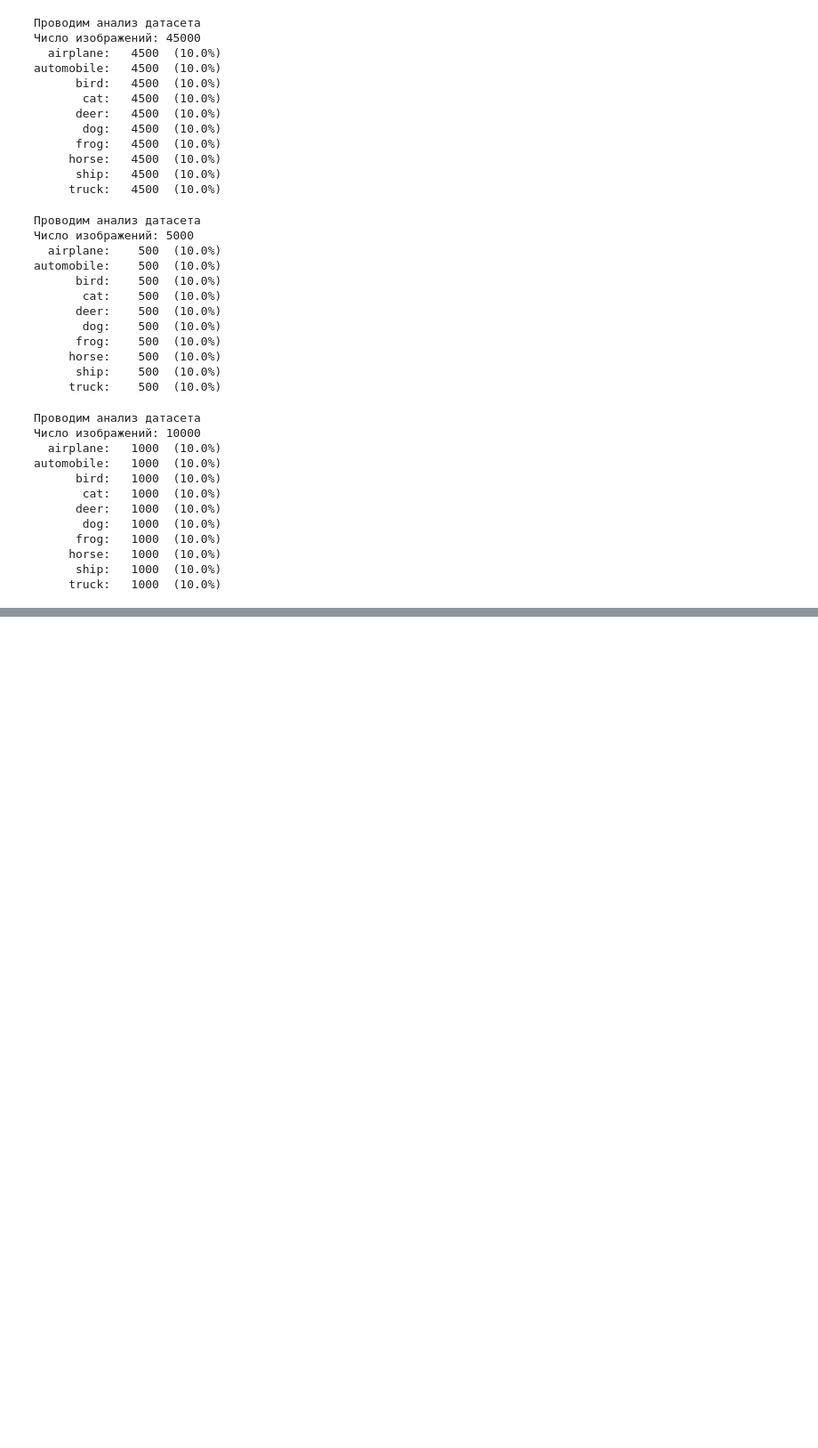
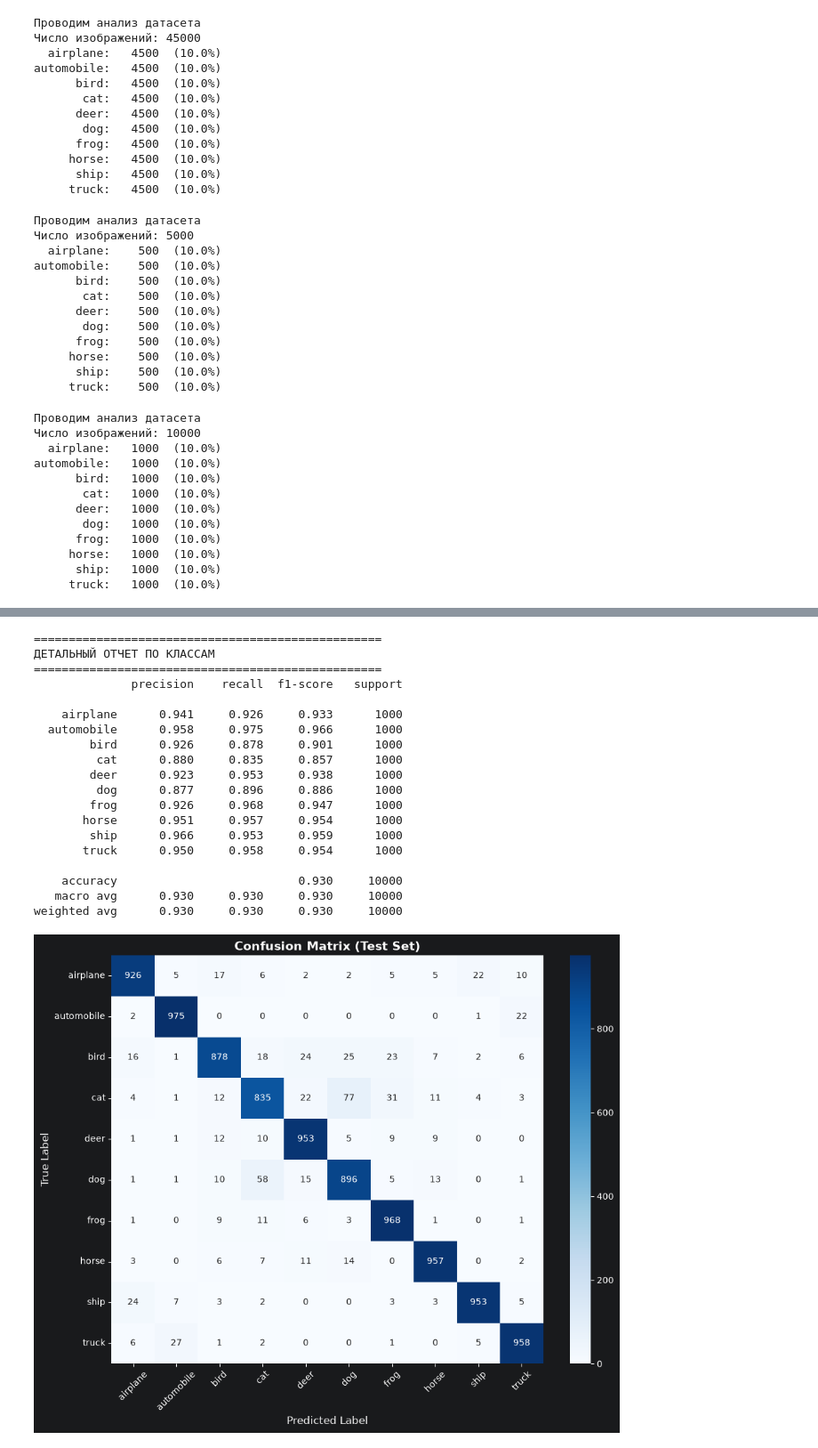
Before and after one commit to borzovB/cifar10-classification, a Jupyter notebook: cifar10-classification_main.ipynb, the cells around one changed output, grey strips where cells are left out. Shown at 89% size. Saved outputs shown, nothing was run; the diff lists cells and outputs as text; code cells hidden in the pictures; blank space fills up the shorter version.

```diff
--- a/cifar10-classification_main.ipynb
+++ b/cifar10-classification_main.ipynb
@@ -244,0 +981,54 @@ automobile:   1000  (10.0%)
+# %%
+print("\n" + "=" * 50)
+print("ДЕТАЛЬНЫЙ ОТЧЕТ ПО КЛАССАМ")
+print("=" * 50)
+
+# Classification Report
+report = classification_report(
+    all_labels,
+    all_preds,
+    target_names=CLASSES,
+    digits=3
+)
+print(report)
+
+# Confusion Matrix
+cm = confusion_matrix(all_labels, all_preds)
+
+plt.figure(figsize=(10, 8))
+sns.heatmap(
+    cm,
+    annot=True,
+    fmt='d',
+    cmap='Blues',
+    xticklabels=CLASSES,
+    yticklabels=CLASSES
+)
+plt.title('Confusion Matrix (Test Set)', fontsize=14, fontweight='bold')
+plt.xlabel('Predicted Label', fontsize=12)
+plt.ylabel('True Label', fontsize=12)
+plt.xticks(rotation=45)
+plt.yticks(rotation=0)
+plt.tight_layout()
+plt.show()
+# %% [output]
+==================================================
+ДЕТАЛЬНЫЙ ОТЧЕТ ПО КЛАССАМ
+==================================================
+              precision    recall  f1-score   support
+
+    airplane      0.941     0.926     0.933      1000
+  automobile      0.958     0.975     0.966      1000
+        bird      0.926     0.878     0.901      1000
+         cat      0.880     0.835     0.857      1000
+        deer      0.923     0.953     0.938      1000
+         dog      0.877     0.896     0.886      1000
+        frog      0.926     0.968     0.947      1000
+       horse      0.951     0.957     0.954      1000
+        ship      0.966     0.953     0.959      1000
+       truck      0.950     0.958     0.954      1000
+
+    accuracy                          0.930     10000
+   macro avg      0.930     0.930     0.930     10000
+weighted avg      0.930     0.930     0.930     10000
+[figure, added]
```
Also changed, not shown: parts of 26 cells of this notebook, 1 other file.
